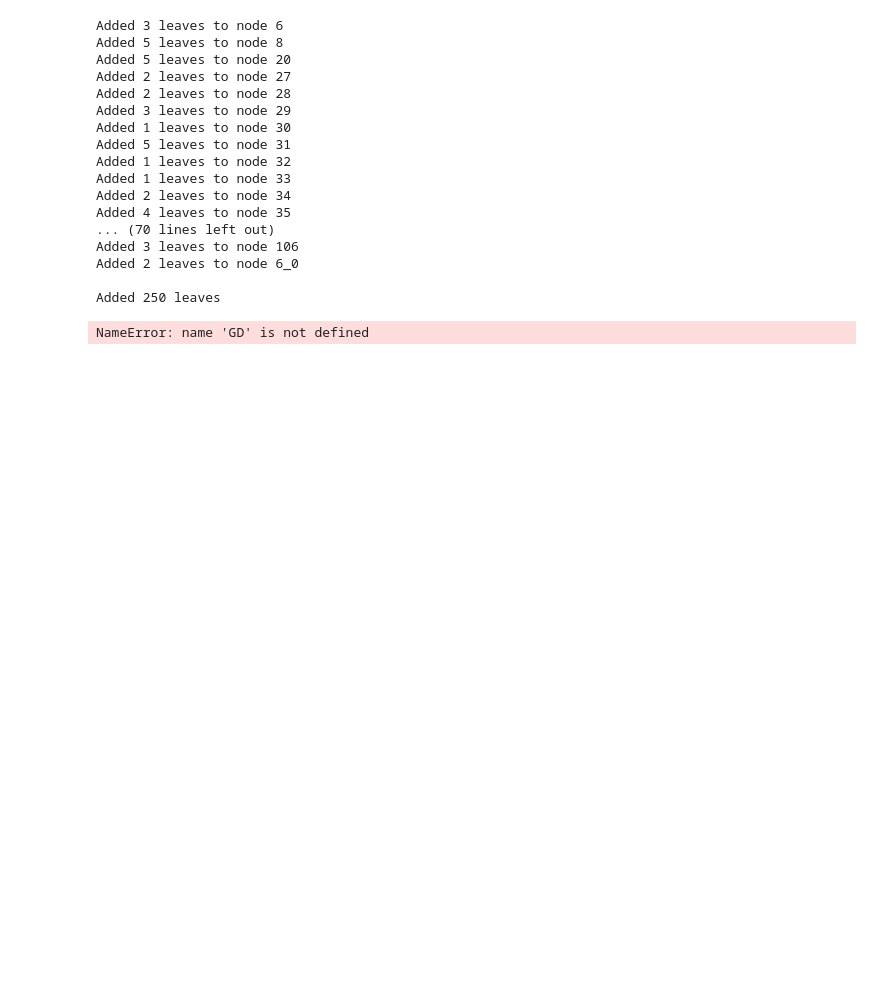
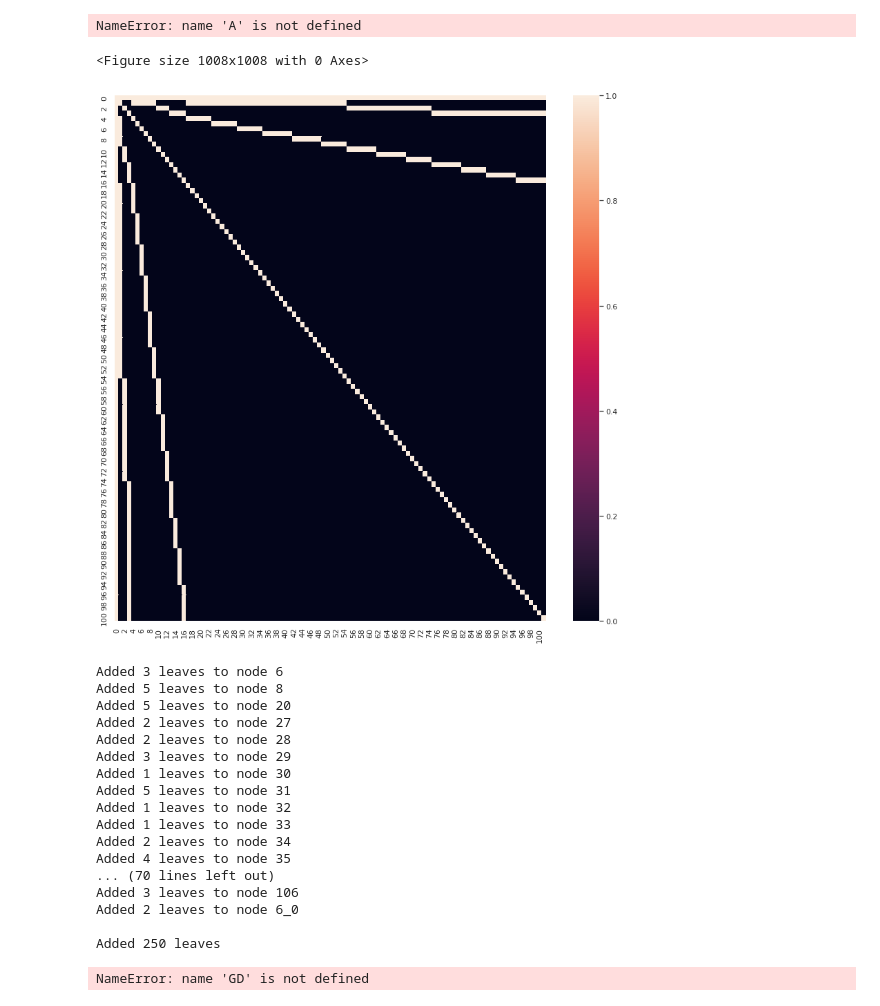
Before and after one commit to gmmarconi/poincare-embeddings, a Jupyter notebook: notebooks/Generate_synth_dataset.ipynb, the cells around one changed output. Drawn from its saved outputs; the diff is of its cells as text; code cells hidden in the pictures; blank space fills up the shorter version.

```diff
--- a/notebooks/Generate_synth_dataset.ipynb
+++ b/notebooks/Generate_synth_dataset.ipynb
@@ -119 +185,17 @@ nx.write_gpickle(C, '../data/toy_simple_closed.p')
+# %%
+plt.figure(figsize=(14,14))
+ax = sns.heatmap(A)
+# %% [output]
+NameError: name 'A' is not defined
+<Figure size 1008x1008 with 0 Axes>
+# %%
+A = np.load('../data/adjacency_matrix.npy')
+F = np.load("../data/toy_features.npy")
+O = nx.read_gpickle('../data/toy_simple_open.p')
+
+
+plt.figure(figsize=(14,14))
+ax = sns.heatmap(A)
+# %% [output]
+[figure, added]
 # %%
```
Also changed, not shown: parts of 10 cells of this notebook, 5 other files.
